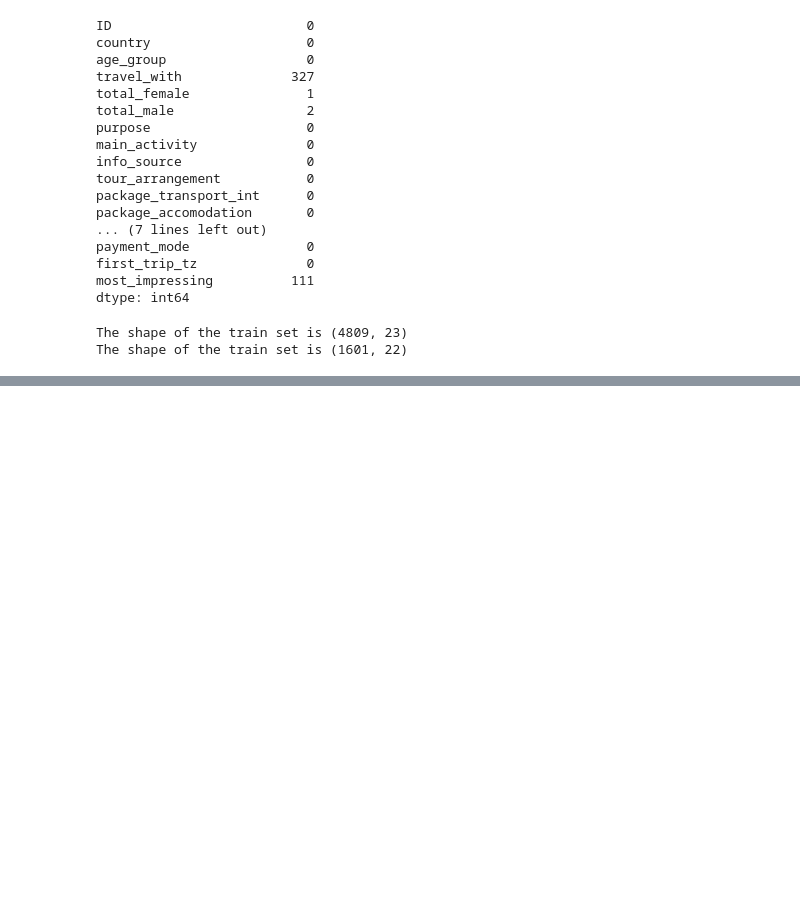
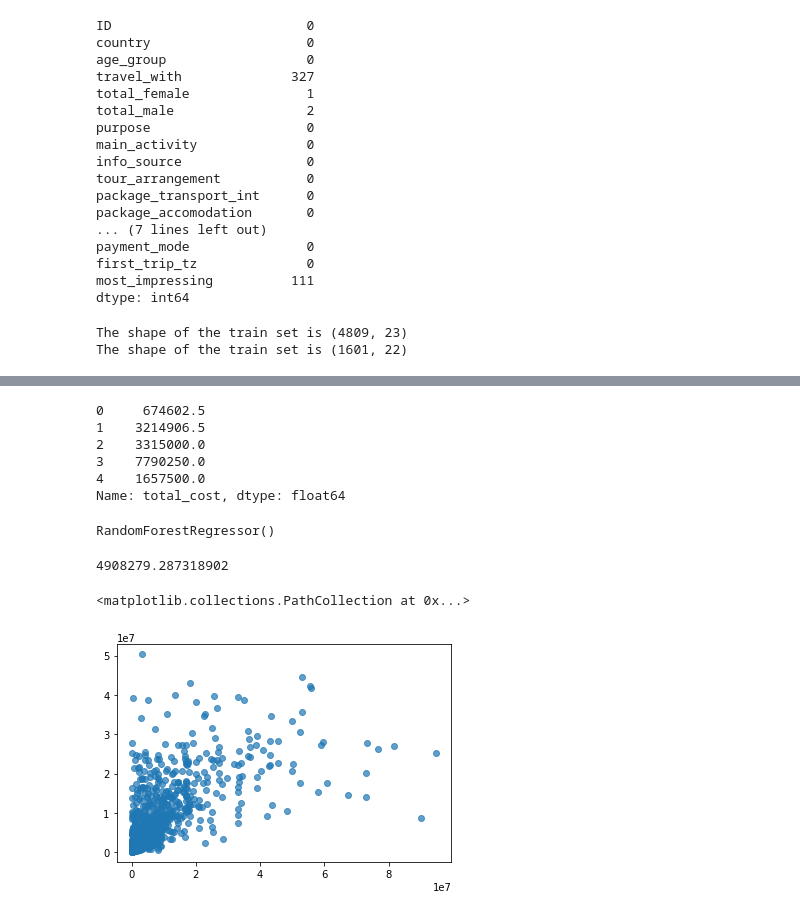
Before and after one commit to Kennedy87670/Projects_ML, a Jupyter notebook: Tanzania_Tourism_Prediction .ipynb, the cells around one changed output, grey strips where cells are left out. Cells and saved outputs as stored; diff of their text form; code cells hidden in the pictures; blank space fills up the shorter version.

```diff
--- a/Tanzania_Tourism_Prediction .ipynb
+++ b/Tanzania_Tourism_Prediction .ipynb
@@ -283,0 +398,9 @@ data
+# %%
+y= target
+X= df_train
+# %%
+
+np.random.seed(14)
+
+
+X_train, X_test, y_train, y_test= train_test_split(X, y, test_size=0.2)
@@ -283,0 +425,9 @@ data
+# %%
+y.head()
+# %% [output]
+0     674602.5
+1    3214906.5
+2    3315000.0
+3    7790250.0
+4    1657500.0
+Name: total_cost, dtype: float64
@@ -283,0 +436,20 @@ data
+# %%
+np.random.seed(14)
+rs= RandomForestRegressor()
+# %%
+rs.fit(X_train,y_train)
+# %% [output]
+RandomForestRegressor()
+# %%
+rs_preds= rs.predict(X_test)
+np.random.seed(14)
+
+#sqaured=false bit tells this function to return the root means sqaured error
+mean_absolute_error(y_test, rs_preds )
+# %% [output]
+4908279.287318902
+# %%
+plt.scatter(y_test, rs.predict(X_test), alpha=0.7)
+# %% [output]
+<matplotlib.collections.PathCollection at 0x...>
+[figure, added]
```
Also changed, not shown: parts of 28 cells of this notebook.
